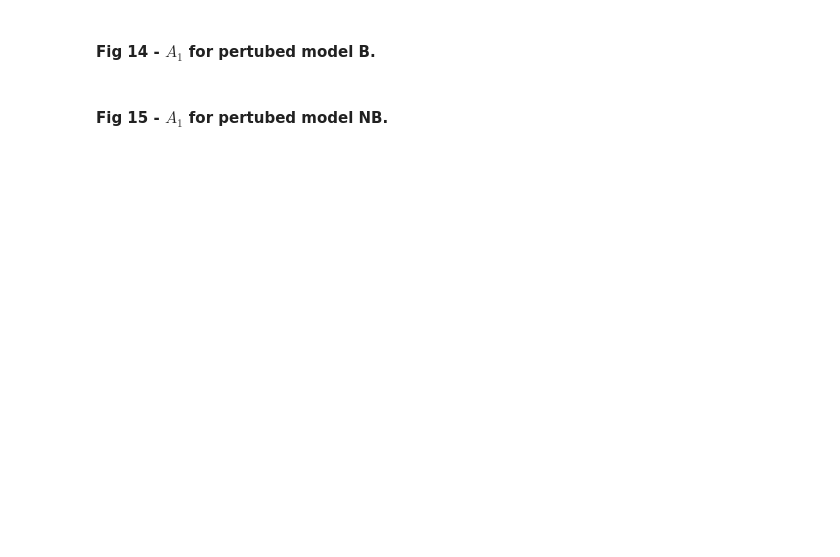
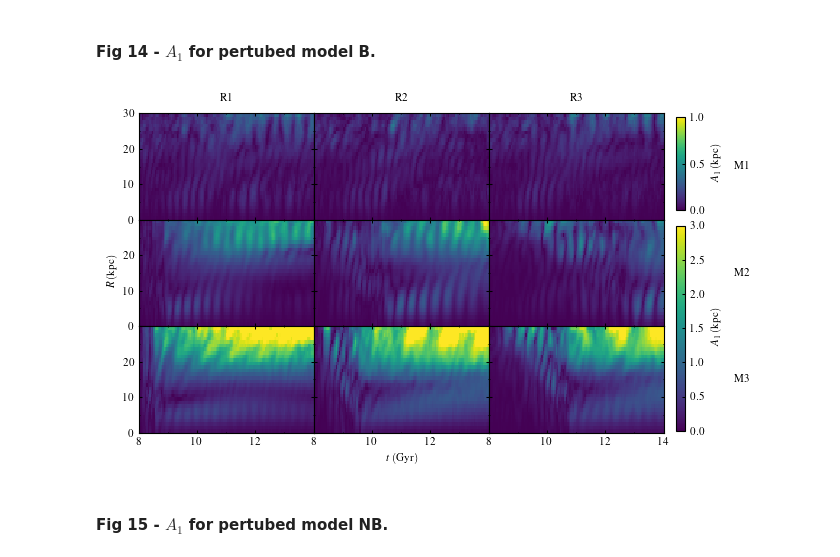
Before and after one commit to AndressaWille/astronomia, a Jupyter notebook: simulacoes mestrado/artigo.ipynb, the cells around one changed output. Saved outputs shown, nothing was run; the diff lists cells and outputs as text; code cells hidden in the pictures; blank space fills up the shorter version.

```diff
--- a/simulacoes mestrado/artigo.ipynb
+++ b/simulacoes mestrado/artigo.ipynb
@@ -1439,2 +1699,82 @@ for j in range (0, n_snapshots_, 2):
+# %%
+Qlist1 = np.transpose(Qlist1)
+Qlist2 = np.transpose(Qlist2)
+Qlist3 = np.transpose(Qlist3)
+Qlist4 = np.transpose(Qlist4)
+Qlist5 = np.transpose(Qlist5)
+Qlist6 = np.transpose(Qlist6)
+Qlist7 = np.transpose(Qlist7)
+Qlist8 = np.transpose(Qlist8)
+Qlist9 = np.transpose(Qlist9)
+# %%
+plt.rcParams['figure.figsize'] = (6.25,3.8)
+plt.rcParams['xtick.minor.width'] = 0.6
+plt.rcParams['ytick.minor.width'] = 0.6
+
+fig, ((ax1, ax2, ax3), (ax4, ax5, ax6), (ax7, ax8, ax9)) = plt.subplots(nrows=3, ncols=3)
+
+tmin = 8.0
+tmax = 14.0
+
+Rmin = 0
+Rmax = 30
+
+extent = [tmin, tmax, Rmin, Rmax]
+
+im1 = ax1.imshow(Qlist1, extent=extent, origin='lower', vmin=0.0, vmax=1.0, cmap='viridis',
+                interpolation='nearest', aspect='auto')
+im2 = ax2.imshow(Qlist2, extent=extent, origin='lower', vmin=0.0, vmax=1.0, cmap='viridis',
+                interpolation='nearest', aspect='auto')
+im3 = ax3.imshow(Qlist3, extent=extent, origin='lower', vmin=0.0, vmax=1.0, cmap='viridis',
+                interpolation='nearest', aspect='auto')
+
+im4 = ax4.imshow(Qlist4, extent=extent, origin='lower', vmin=0.0, vmax=3.0, cmap='viridis',
+                interpolation='nearest', aspect='auto')
+im5 = ax5.imshow(Qlist5, extent=extent, origin='lower', vmin=0.0, vmax=3.0, cmap='viridis',
+                interpolation='nearest', aspect='auto')
+im6 = ax6.imshow(Qlist6, extent=extent, origin='lower', vmin=0.0, vmax=3.0, cmap='viridis',
+                interpolation='nearest', aspect='auto')
+im7 = ax7.imshow(Qlist7, extent=extent, origin='lower', vmin=0.0, vmax=3.0, cmap='viridis',
+                interpolation='nearest', aspect='auto')
+im8 = ax8.imshow(Qlist8, extent=extent, origin='lower', vmin=0.0, vmax=3.0, cmap='viridis',
+                interpolation='nearest', aspect='auto')
+im9 = ax9.imshow(Qlist9, extent=extent, origin='lower', vmin=0.0, vmax=3.0, cmap='viridis',
+                interpolation='nearest', aspect='auto')
+
+for ax in fig.get_axes():
+    ax.set_xlim(8,14)
+    ax.set_xticks(np.arange(8,14,2))
+    ax.xaxis.set_minor_locator(MultipleLocator(1))
+    ax.set_ylim(0,30)
+    ax.set_yticks(np.arange(0,30,10))
+    ax.yaxis.set_minor_locator(MultipleLocator(5))
+    ax.label_outer()
+ax9.set_xticks(np.arange(8,15,2))
+ax1.set_yticks(np.arange(0,31,10))
+ax8.set_xlabel(r'$t \, \mathrm{(Gyr)}$')
+ax4.set_ylabel(r'$R \, \mathrm{(kpc)}$')
+
+fig.subplots_adjust(right=0.5)
+
+cax1 = fig.add_axes([0.92, 0.735, 0.015, 0.245])
+cb1  = plt.colorbar(im2, cax=cax1, ticks=[0, 0.5, 1])
+cb1.set_label(r'$A_1 \, \mathrm{(kpc)}$')
+
+cax2 = fig.add_axes([0.92, 0.155, 0.015, 0.54])
+cb2  = plt.colorbar(im5, cax=cax2)
+cb2.set_label(r'$A_1 \, \mathrm{(kpc)}$')
+
+ax1.annotate('R1', xy=(0.5, 1.1), xycoords='axes fraction', color='k', ha='center', va='bottom')
+ax2.annotate('R2', xy=(0.5, 1.1), xycoords='axes fraction', color='k', ha='center', va='bottom')
+ax3.annotate('R3', xy=(0.5, 1.1), xycoords='axes fraction', color='k', ha='center', va='bottom')
+ax3.annotate('M1', xy=(1.4, 0.5), xycoords='axes fraction', color='k', ha='left', va='center')
+ax6.annotate('M2', xy=(1.4, 0.5), xycoords='axes fraction', color='k', ha='left', va='center')
+ax9.annotate('M3', xy=(1.4, 0.5), xycoords='axes fraction', color='k', ha='left', va='center')
+
+fig.subplots_adjust(left=0.06, bottom=0.15, top=0.99, right=0.9, hspace=0.00, wspace=0.0)
+
+plt.savefig('fig14-A1-b.pdf', bbox_inches='tight')
+# %% [output]
+[figure, added]
 # %% [markdown]
 #### Fig 15 - $A_1$ for pertubed model NB.
```
Also changed, not shown: parts of 21 cells of this notebook.
